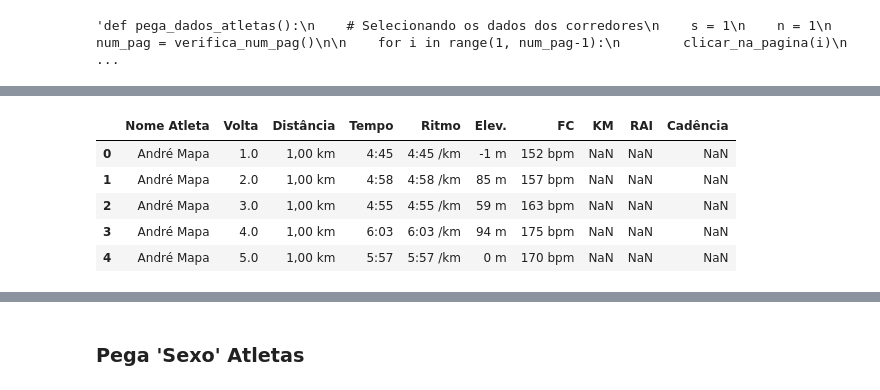
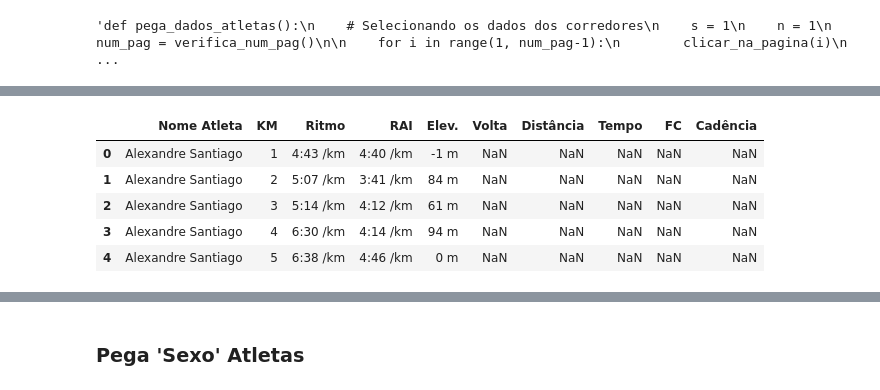
Before and after one commit to joaomts/-strava_analytics, a Jupyter notebook: web_scrapping_strava.ipynb, the cells around one changed output, grey strips where cells are left out. Cells and saved outputs as stored; diff of their text form; code cells hidden in the pictures.

```diff
--- a/web_scrapping_strava.ipynb
+++ b/web_scrapping_strava.ipynb
@@ -370,13 +496,13 @@ Dados salvos em 'dados_atletas.csv'
 # %%
-df = pd.read_csv("dados_atletas_2seg_p1.csv")
-df.head()
+df_lido = pd.read_csv("dados_strava_final.csv")
+df_lido.head()
 # %% [output]
-|  | Nome Atleta | Volta | Distância | Tempo | Ritmo | Elev. | FC | KM | RAI | Cadência |
-| 0 | André Mapa | 1.0 | 1,00 km | 4:45 | 4:45 /km | -1 m | 152 bpm | NaN | NaN | NaN |
-| 1 | André Mapa | 2.0 | 1,00 km | 4:58 | 4:58 /km | 85 m | 157 bpm | NaN | NaN | NaN |
-| 2 | André Mapa | 3.0 | 1,00 km | 4:55 | 4:55 /km | 59 m | 163 bpm | NaN | NaN | NaN |
-| 3 | André Mapa | 4.0 | 1,00 km | 6:03 | 6:03 /km | 94 m | 175 bpm | NaN | NaN | NaN |
-| 4 | André Mapa | 5.0 | 1,00 km | 5:57 | 5:57 /km | 0 m | 170 bpm | NaN | NaN | NaN |
+|  | Nome Atleta | KM | Ritmo | RAI | Elev. | Volta | Distância | Tempo | FC | Cadência |
+| 0 | Alexandre Santiago | 1 | 4:43 /km | 4:40 /km | -1 m | NaN | NaN | NaN | NaN | NaN |
+| 1 | Alexandre Santiago | 2 | 5:07 /km | 3:41 /km | 84 m | NaN | NaN | NaN | NaN | NaN |
+| 2 | Alexandre Santiago | 3 | 5:14 /km | 4:12 /km | 61 m | NaN | NaN | NaN | NaN | NaN |
+| 3 | Alexandre Santiago | 4 | 6:30 /km | 4:14 /km | 94 m | NaN | NaN | NaN | NaN | NaN |
+| 4 | Alexandre Santiago | 5 | 6:38 /km | 4:46 /km | 0 m | NaN | NaN | NaN | NaN | NaN |
 # %%
 df["Nome Atleta"].nunique()
 # %% [output]
```
Also changed, not shown: parts of 13 cells of this notebook, 1 other file.
